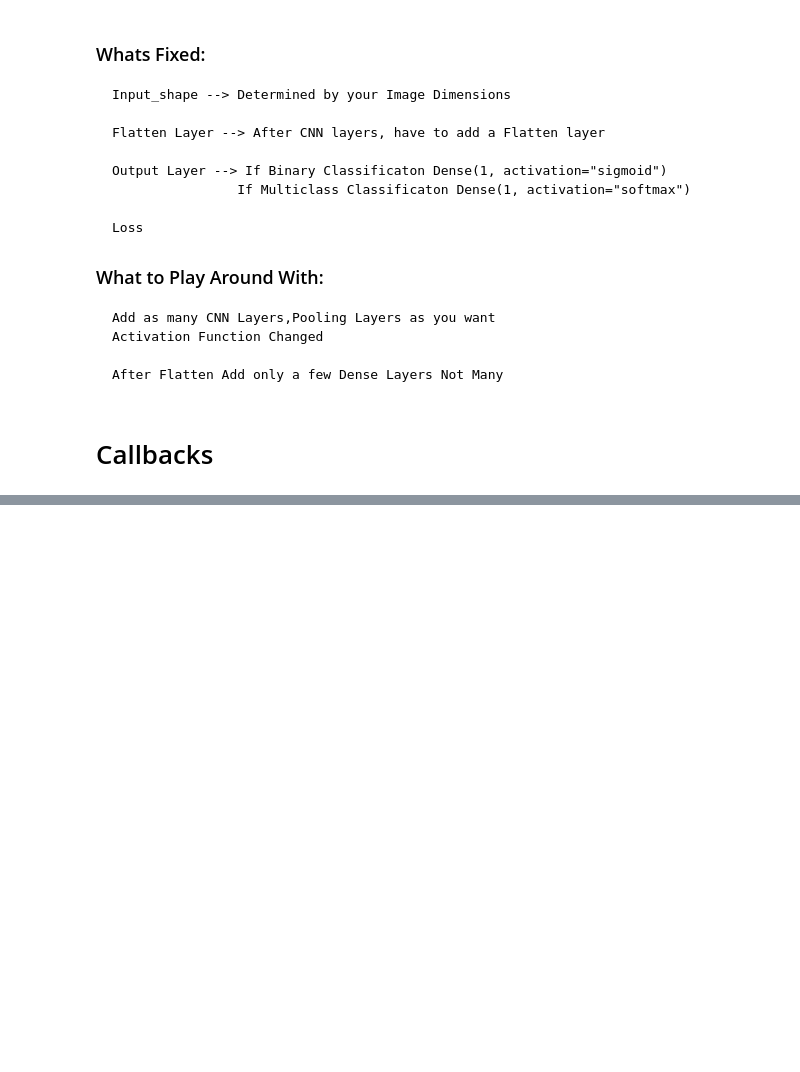
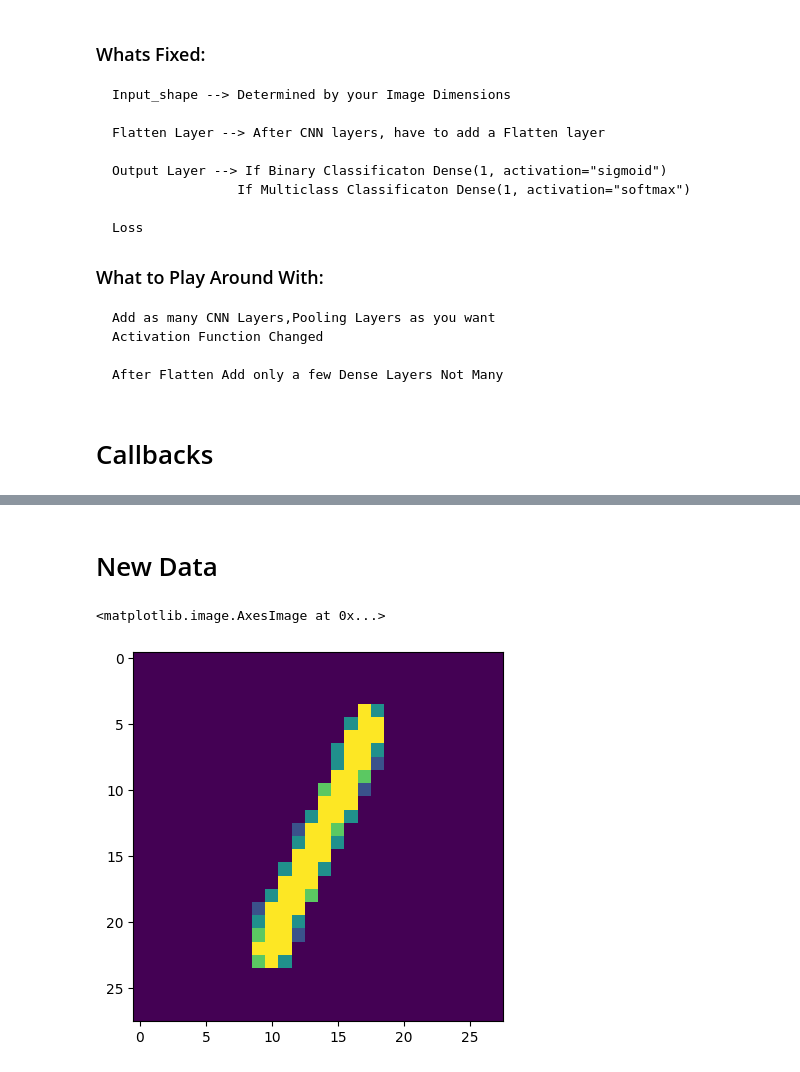
Before and after one commit to PrathamModi001/MNIST_CNN, a Jupyter notebook: mnist.ipynb, the cells around one changed output, grey strips where cells are left out. Cells and saved outputs as stored; diff of their text form; code cells hidden in the pictures; blank space fills up the shorter version.

```diff
--- a/mnist.ipynb
+++ b/mnist.ipynb
@@ -253,0 +316,8 @@ losses[['loss','val_loss']].plot()
+# %% [markdown]
+# New Data
+# %%
+new_number = X_test[6969]
+plt.imshow(new_number.reshape(28,28))
+# %% [output]
+<matplotlib.image.AxesImage at 0x...>
+[figure, added]
```
Also changed, not shown: parts of 11 cells of this notebook, 1 other file.
